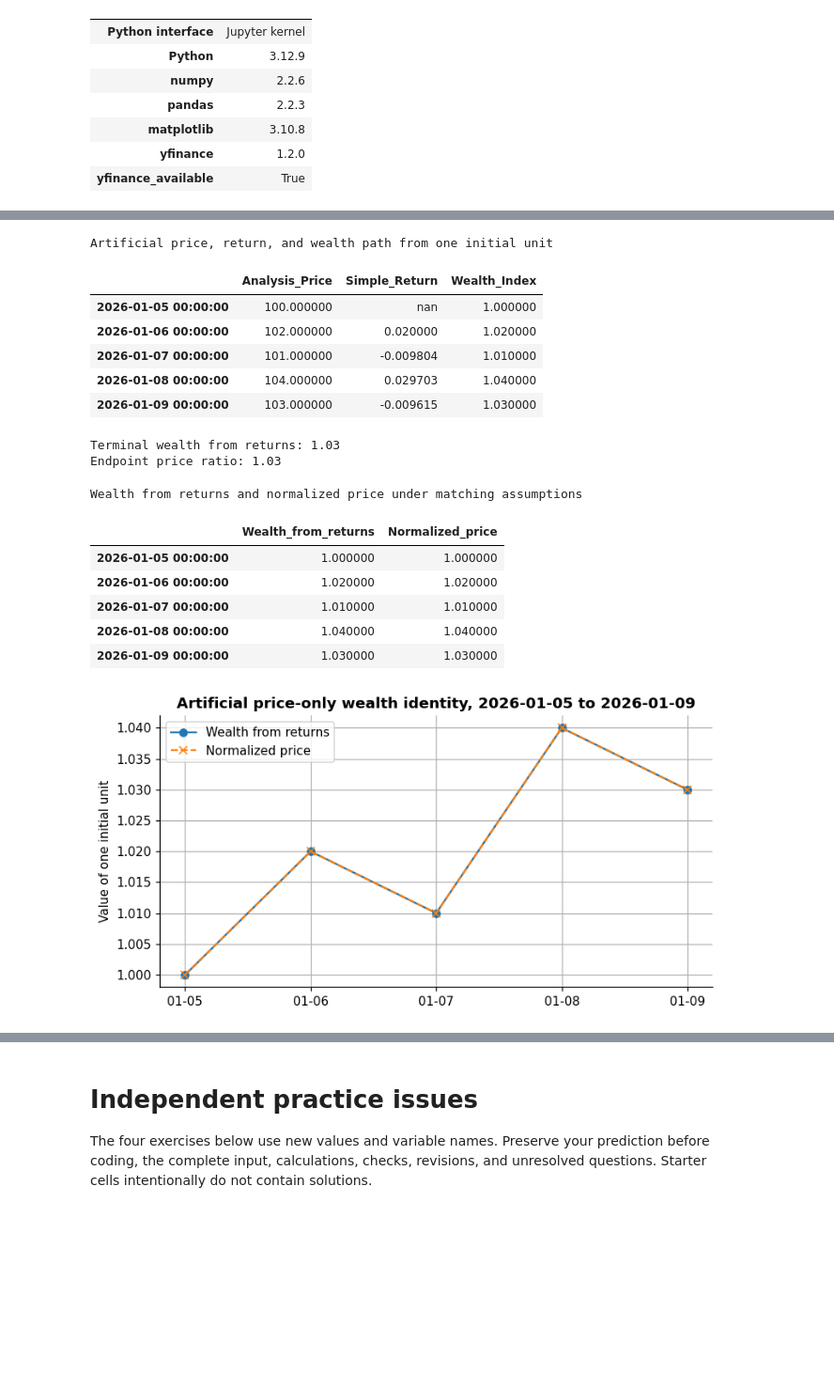
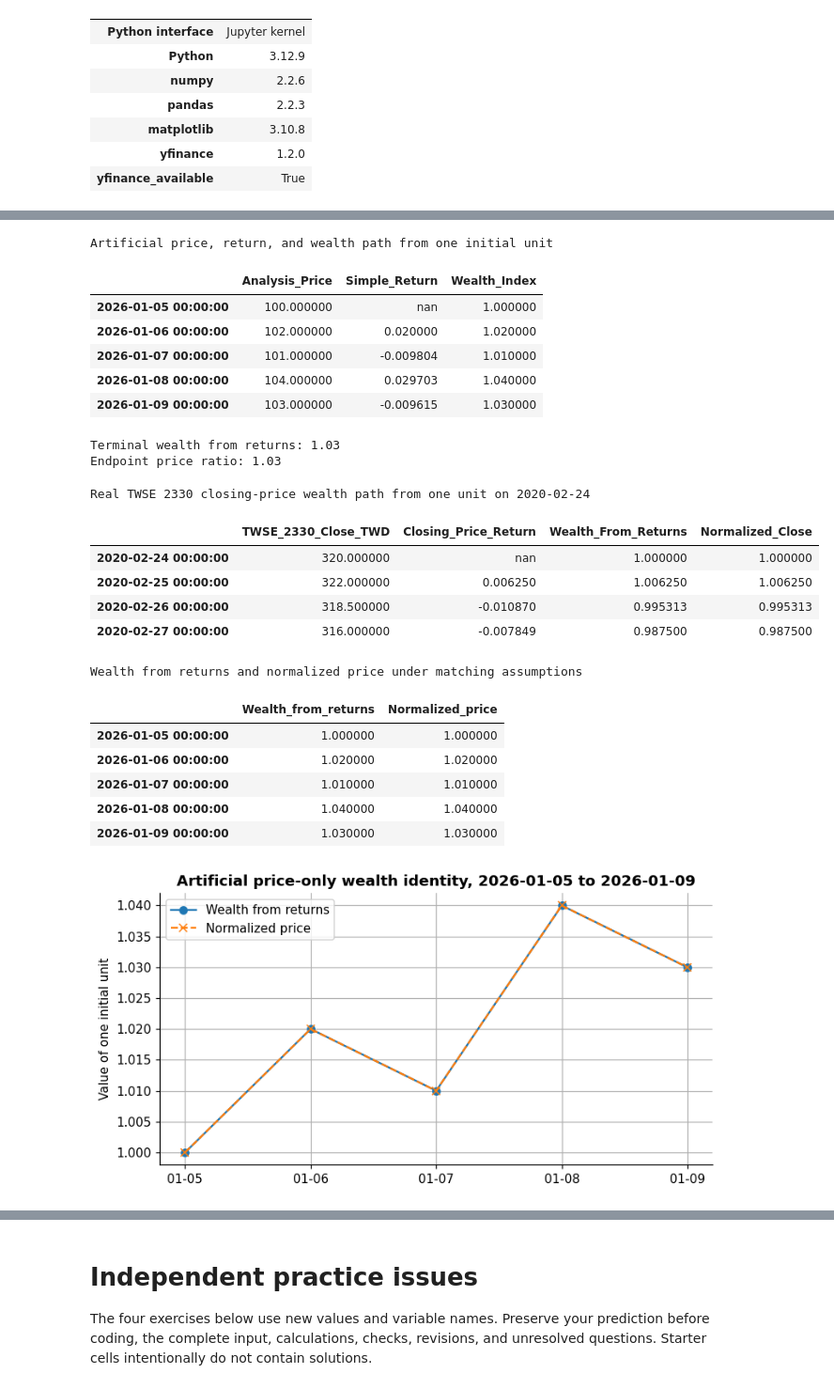
Before and after one commit to KennethWYLee/FinTech, a Jupyter notebook: course/02/week2_main.ipynb, the cells around one changed output, grey strips where cells are left out. Shown at 94% size. Saved outputs shown, nothing was run; the diff lists cells and outputs as text; code cells hidden in the pictures; blank space fills up the shorter version.

```diff
--- a/course/02/week2_main.ipynb
+++ b/course/02/week2_main.ipynb
@@ -197,6 +197,14 @@ plt.rcParams.update(
     }
 )
 
+
+def show_figure_with_alt_text(figure, alt_text):
+    # Display one matplotlib figure with alternative text in notebook output.
+    if not isinstance(alt_text, str) or not alt_text.strip():
+        raise ValueError("Figure alternative text must be a nonempty string.")
+    display(figure, metadata={"image/png": {"alt": alt_text.strip()}})
+    plt.close(figure)
+
 environment = pd.Series(
     {
         "Python interface": "Jupyter kernel",
@@ -1617,6 +2135,27 @@ terminal_from_prices = analysis_price.iloc[-1] / analysis_price.iloc[0]
 
 print("Terminal wealth from returns:", terminal_from_returns)
 print("Endpoint price ratio:", terminal_from_prices)
+
+twse_2330_wealth_from_returns = (
+    1.0 + twse_2330_compounding_returns.fillna(0.0)
+).cumprod().rename("Wealth_From_Returns")
+twse_2330_normalized_close = (
+    twse_2330_compounding_prices / twse_2330_compounding_prices.iloc[0]
+).rename("Normalized_Close")
+twse_2330_wealth_path = pd.concat(
+    [
+        twse_2330_compounding_prices,
+        twse_2330_compounding_returns,
+        twse_2330_wealth_from_returns,
+        twse_2330_normalized_close,
+    ],
+    axis=1,
+)
+display(
+    twse_2330_wealth_path.round(8).style.set_caption(
+        "Real TWSE 2330 closing-price wealth path from one unit on 2020-02-24"
+    )
+)
 
 wealth_identity_plot = pd.DataFrame(
     {
@@ -1635,41 +2174,56 @@ ax.plot(
     wealth_identity_plot["Wealth_from_returns"],
     marker="o",
     linestyle="-",
     label="Wealth from returns",
 )
 ax.plot(
     wealth_identity_plot.index,
     wealth_identity_plot["Normalized_price"],
     marker="x",
     linestyle="--",
     label="Normalized price",
 )
 ax.set_ylabel("Value of one initial unit")
 ax.set_title("Artificial price-only wealth identity, 2026-01-05 to 2026-01-09")
 ax.set_xticks(wealth_identity_plot.index, wealth_identity_plot.index.strftime("%m-%d"))
 ax.legend()
 plt.tight_layout()
-plt.show()
+show_figure_with_alt_text(
+    fig,
+    "Artificial wealth from consecutive returns overlaps the normalized price path, "
+    "moving from 1.00 to 1.03 between 2026-01-05 and 2026-01-09.",
+)
 
 assert np.isclose(wealth_index.iloc[0], 1.0)
 assert np.isclose(terminal_from_returns, terminal_from_prices)
+assert np.allclose(
+    twse_2330_wealth_path["Wealth_From_Returns"],
+    twse_2330_wealth_path["Normalized_Close"],
+)
+assert np.isclose(twse_2330_wealth_path["Wealth_From_Returns"].iloc[-1], 0.9875)
 # %% [output]
 Artificial price, return, and wealth path from one initial unit
 |  | Analysis_Price | Simple_Return | Wealth_Index |
 | 2026-01-05 00:00:00 | 100.000000 | nan | 1.000000 |
 | 2026-01-06 00:00:00 | 102.000000 | 0.020000 | 1.020000 |
 | 2026-01-07 00:00:00 | 101.000000 | -0.009804 | 1.010000 |
 | 2026-01-08 00:00:00 | 104.000000 | 0.029703 | 1.040000 |
 | 2026-01-09 00:00:00 | 103.000000 | -0.009615 | 1.030000 |
 Terminal wealth from returns: 1.03
 Endpoint price ratio: 1.03
-Wealth from returns and normalized price under matching assumptions
+Real TWSE 2330 closing-price wealth path from one unit on 2020-02-24
-|  | Wealth_from_returns | Normalized_price |
-| 2026-01-05 00:00:00 | 1.000000 | 1.000000 |
-| 2026-01-06 00:00:00 | 1.020000 | 1.020000 |
-| 2026-01-07 00:00:00 | 1.010000 | 1.010000 |
-| 2026-01-08 00:00:00 | 1.040000 | 1.040000 |
-| 2026-01-09 00:00:00 | 1.030000 | 1.030000 |
+|  | TWSE_2330_Close_TWD | Closing_Price_Return | Wealth_From_Returns | Normalized_Close |
+| 2020-02-24 00:00:00 | 320.000000 | nan | 1.000000 | 1.000000 |
+| 2020-02-25 00:00:00 | 322.000000 | 0.006250 | 1.006250 | 1.006250 |
+| 2020-02-26 00:00:00 | 318.500000 | -0.010870 | 0.995313 | 0.995313 |
+| 2020-02-27 00:00:00 | 316.000000 | -0.007849 | 0.987500 | 0.987500 |
+Wealth from returns and normalized price under matching assumptions
+|  | Wealth_from_returns | Normalized_price |
+| 2026-01-05 00:00:00 | 1.000000 | 1.000000 |
+| 2026-01-06 00:00:00 | 1.020000 | 1.020000 |
+| 2026-01-07 00:00:00 | 1.010000 | 1.010000 |
+| 2026-01-08 00:00:00 | 1.040000 | 1.040000 |
+| 2026-01-09 00:00:00 | 1.030000 | 1.030000 |
 [figure]
 # %% [markdown]
 ### Interpret the output
```
Also changed, not shown: parts of 64 cells of this notebook.
